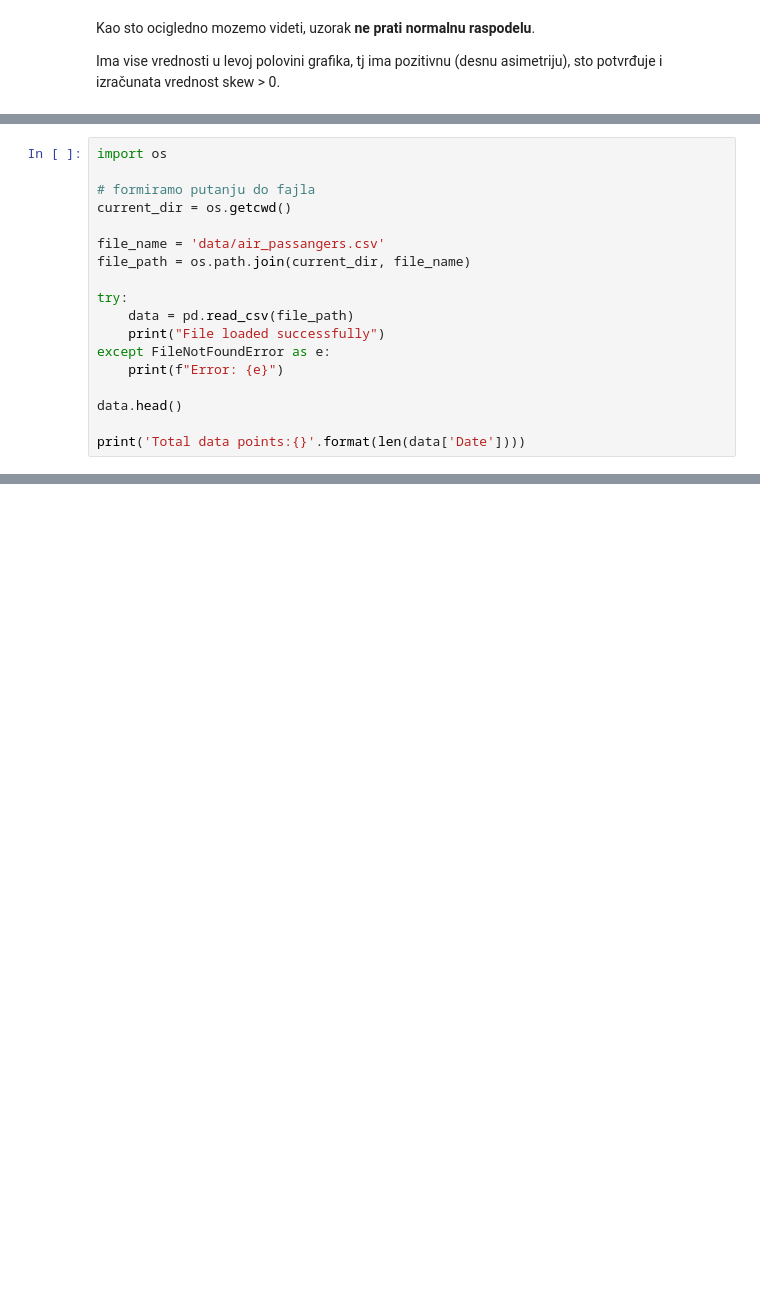
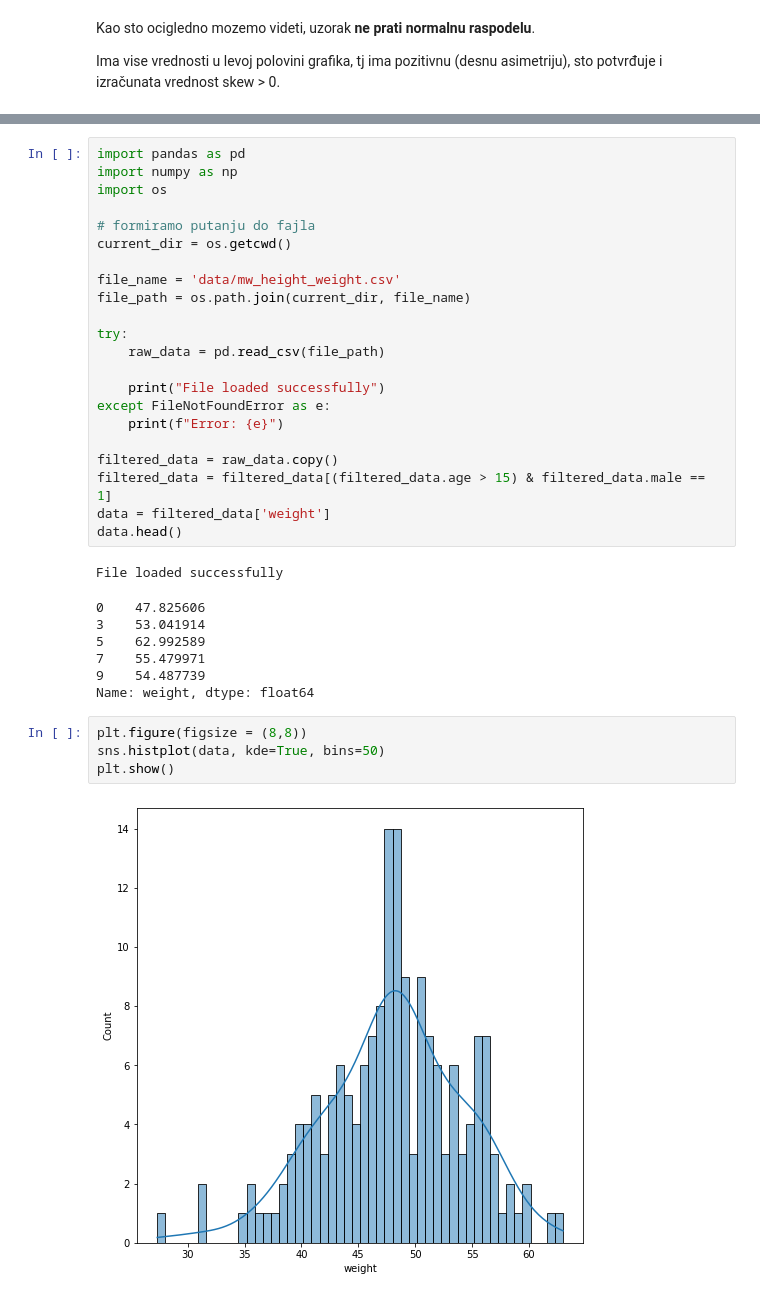
Before and after one commit to Sara18022/PowerTransformations, a Jupyter notebook: 02_box-cox.ipynb, the cells around one changed output, grey strips where cells are left out. Drawn from its saved outputs; the diff is of its cells as text; blank space fills up the shorter version.

```diff
--- a/02_box-cox.ipynb
+++ b/02_box-cox.ipynb
@@ -289,18 +289,0 @@ Uvozimo drugi skup podataka.
-# %%
-import os
-
-# formiramo putanju do fajla
-current_dir = os.getcwd()
-
-file_name = 'data/air_passangers.csv'
-file_path = os.path.join(current_dir, file_name)
-
-try:
-    data = pd.read_csv(file_path)
-    print("File loaded successfully")
-except FileNotFoundError as e:
-    print(f"Error: {e}")
-
-data.head()
-
-print('Total data points:{}'.format(len(data['Date'])))
@@ -350,0 +315,36 @@ plt.show()
+# %%
+import pandas as pd
+import numpy as np
+import os
+
+# formiramo putanju do fajla
+current_dir = os.getcwd()
+
+file_name = 'data/mw_height_weight.csv'
+file_path = os.path.join(current_dir, file_name)
+
+try:
+    raw_data = pd.read_csv(file_path)
+
+    print("File loaded successfully")
+except FileNotFoundError as e:
+    print(f"Error: {e}")
+
+filtered_data = raw_data.copy()
+filtered_data = filtered_data[(filtered_data.age > 15) & filtered_data.male == 1]
+data = filtered_data['weight']
+data.head()
+# %% [output]
+File loaded successfully
+0    47.825606
+3    53.041914
+5    62.992589
+7    55.479971
+9    54.487739
+Name: weight, dtype: float64
+# %%
+plt.figure(figsize = (8,8))
+sns.histplot(data, kde=True, bins=50)
+plt.show()
+# %% [output]
+[figure, added]
```
Also changed, not shown: parts of 36 cells of this notebook, 1 other file.
